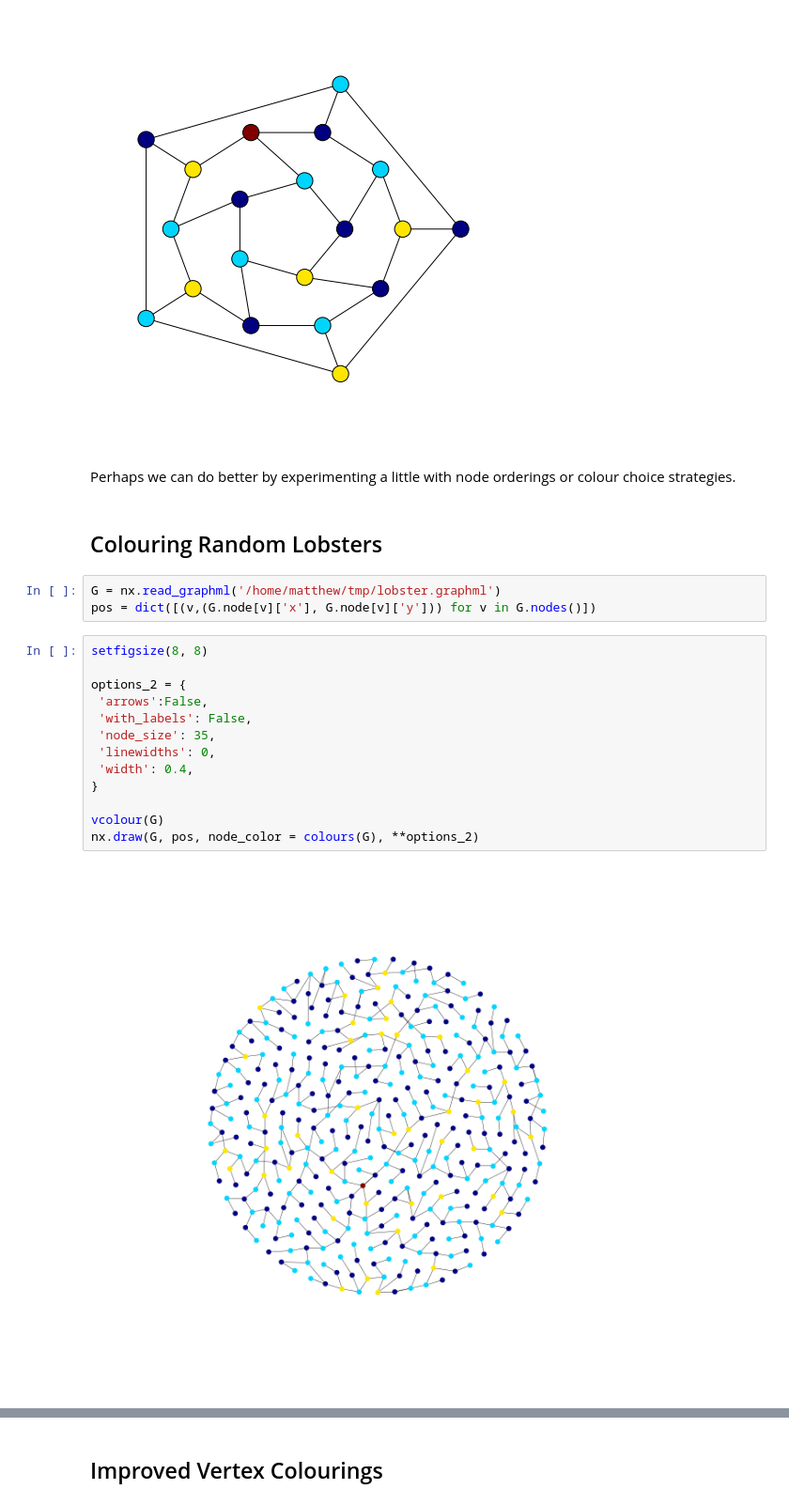
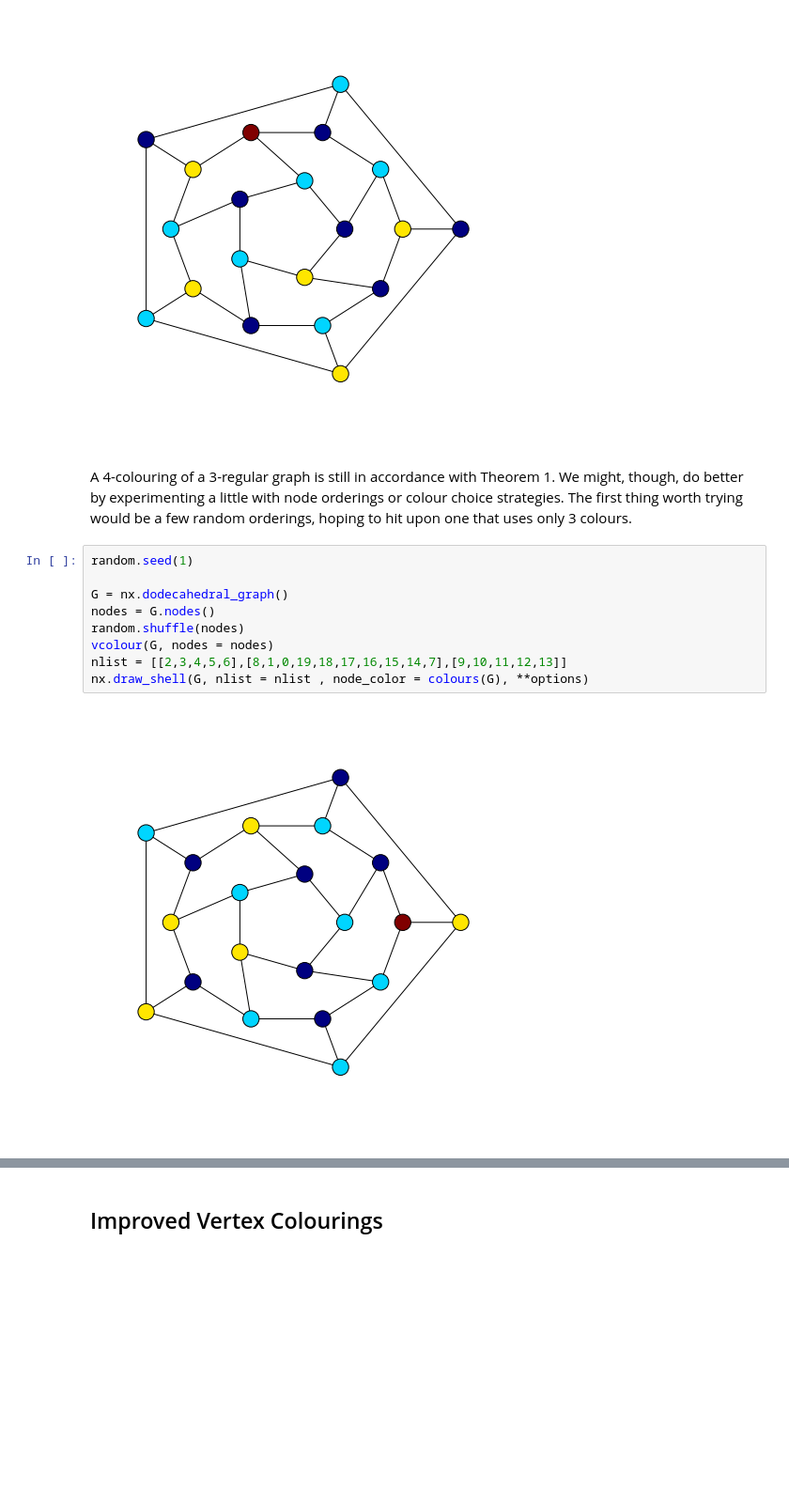
Before and after one commit to Teino1978-Corp/Teino1978-Corp-graph-colouring-noteboook.ipynb, a Jupyter notebook: graph-colouring-noteboook.ipynb, the cells around one changed output, grey strips where cells are left out. Shown: that part at 94% size. Cells and saved outputs as stored; diff of their text form; blank space fills up the shorter version.

```diff
--- a/graph-colouring-noteboook.ipynb
+++ b/graph-colouring-noteboook.ipynb
@@ -139,25 +114,17 @@ nlist = [[2,3,4,5,6],[8,1,0,19,18,17,16,15,14,7],[9,10,11,12,13]]
 nx.draw_shell(G, nlist = nlist , node_color = colours(G), **options)
 # %% [output]
 [figure]
-# %% [markdown]
-Perhaps we can do better by experimenting a little with node orderings or colour choice strategies.
-# %% [markdown]
-## Colouring Random Lobsters
-# %%
-G = nx.read_graphml('/home/matthew/tmp/lobster.graphml')
-pos = dict([(v,(G.node[v]['x'], G.node[v]['y'])) for v in G.nodes()])
-# %%
-setfigsize(8, 8)
-
-options_2 = {
- 'arrows':False,
- 'with_labels': False,
- 'node_size': 35,
- 'linewidths': 0,
- 'width': 0.4,
-}
-
-vcolour(G)
-nx.draw(G, pos, node_color = colours(G), **options_2)
-# %% [output]
-[figure, removed]
+# %% [markdown]
+A 4-colouring of a 3-regular graph is still in accordance with Theorem 1. We might, though, do better by experimenting a little with node orderings or colour choice strategies. The first thing worth trying would be a few random orderings, hoping to hit upon one that uses only 3
+colours.
+# %%
+random.seed(1)
+
+G = nx.dodecahedral_graph()
+nodes = G.nodes()
+random.shuffle(nodes)
+vcolour(G, nodes = nodes)
+nlist = [[2,3,4,5,6],[8,1,0,19,18,17,16,15,14,7],[9,10,11,12,13]]
+nx.draw_shell(G, nlist = nlist , node_color = colours(G), **options)
+# %% [output]
+[figure, added]
```
Also changed, not shown: parts of 12 cells of this notebook.
